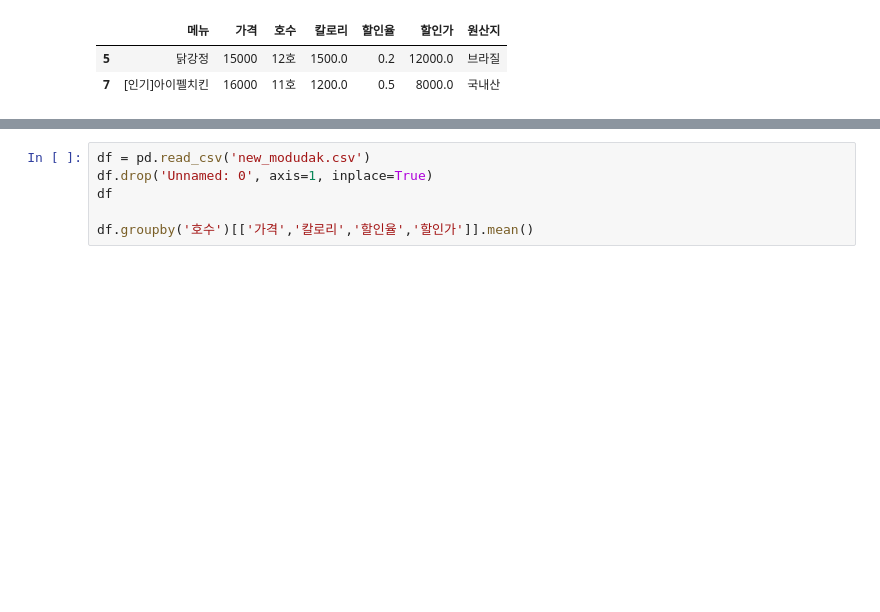
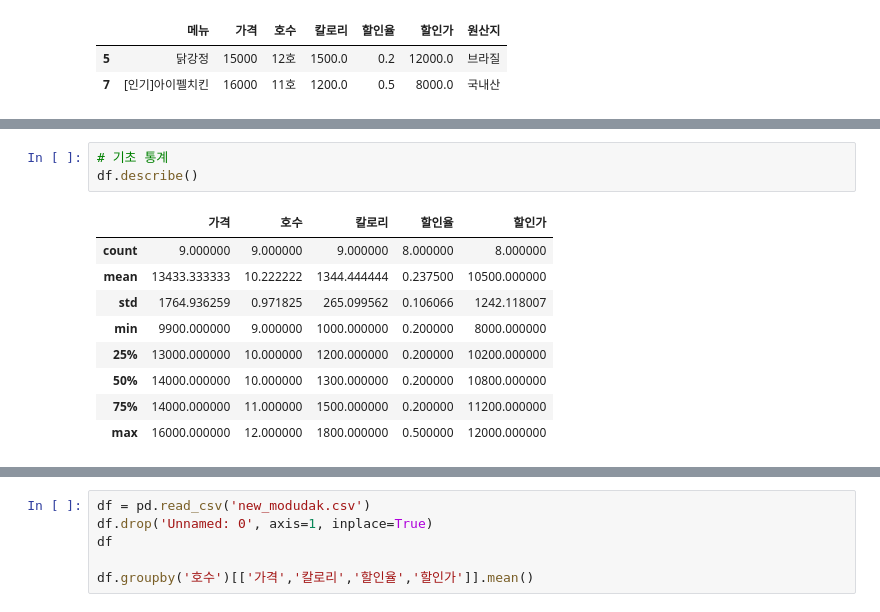
Before and after one commit to lys678/AIFFEL_Online_Quest, a Jupyter notebook: ML_With_Python/머신러닝_기초_노드3_판다스.ipynb, the cells around one changed output, grey strips where cells are left out. Saved outputs shown, nothing was run; the diff lists cells and outputs as text; blank space fills up the shorter version.

```diff
--- a/ML_With_Python/머신러닝_기초_노드3_판다스.ipynb
+++ b/ML_With_Python/머신러닝_기초_노드3_판다스.ipynb
@@ -376,0 +410,13 @@ df[cond]
+# %%
+# 기초 통계
+df.describe()
+# %% [output]
+|  | 가격 | 호수 | 칼로리 | 할인율 | 할인가 |
+| count | 9.000000 | 9.000000 | 9.000000 | 8.000000 | 8.000000 |
+| mean | 13433.333333 | 10.222222 | 1344.444444 | 0.237500 | 10500.000000 |
+| std | 1764.936259 | 0.971825 | 265.099562 | 0.106066 | 1242.118007 |
+| min | 9900.000000 | 9.000000 | 1000.000000 | 0.200000 | 8000.000000 |
+| 25% | 13000.000000 | 10.000000 | 1200.000000 | 0.200000 | 10200.000000 |
+| 50% | 14000.000000 | 10.000000 | 1300.000000 | 0.200000 | 10800.000000 |
+| 75% | 14000.000000 | 11.000000 | 1500.000000 | 0.200000 | 11200.000000 |
+| max | 16000.000000 | 12.000000 | 1800.000000 | 0.500000 | 12000.000000 |
```
Also changed, not shown: parts of 9 cells of this notebook.
